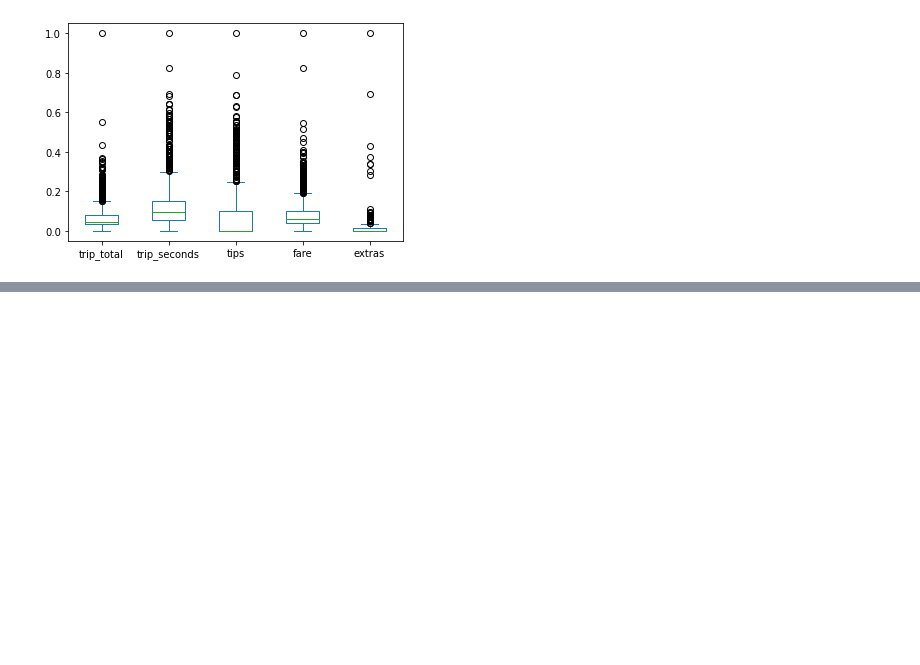
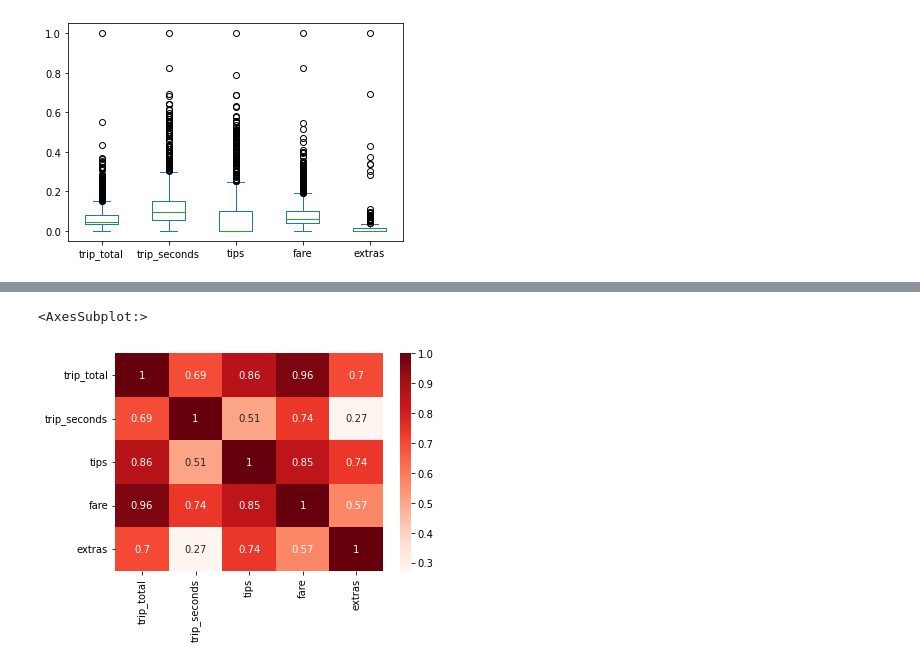
Before and after one commit to Rgalindo85/ESEIT_BigData, a Jupyter notebook: notebooks/0.4.Exploring_Data.ipynb, the cells around one changed output, grey strips where cells are left out. Saved outputs shown, nothing was run; the diff lists cells and outputs as text; code cells hidden in the pictures; blank space fills up the shorter version.

```diff
--- a/notebooks/0.4.Exploring_Data.ipynb
+++ b/notebooks/0.4.Exploring_Data.ipynb
@@ -452,0 +471,7 @@ num_df_minmax_scaled[cols].plot(kind="box");
+# %%
+correlacion3 = np.log(num_df_minmax_scaled[cols]).corr()
+
+sns.heatmap(correlacion3, cmap="Reds", annot=True)
+# %% [output]
+<AxesSubplot:>
+[figure, added]
```
Also changed, not shown: parts of 17 cells of this notebook.
